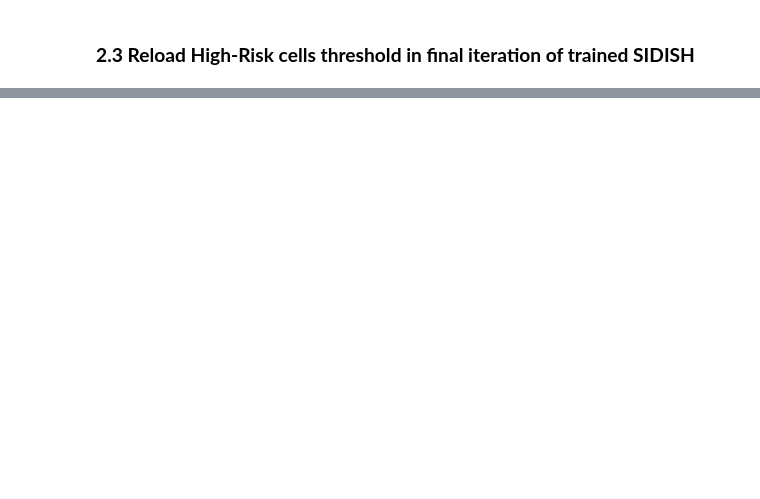
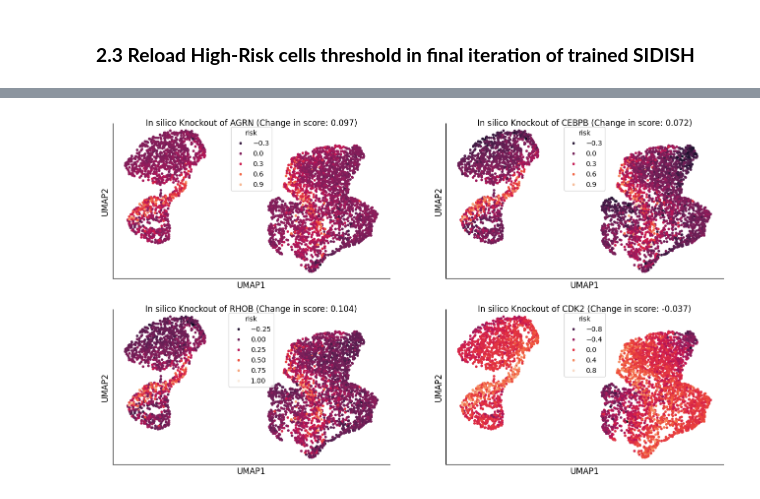
Before and after one commit to mcgilldinglab/SIDISH, a Jupyter notebook: tutorials/tutorial_3_perturbation.ipynb, the cells around one changed output, grey strips where cells are left out. Drawn from its saved outputs; the diff is of its cells as text; code cells hidden in the pictures; blank space fills up the shorter version.

```diff
--- a/tutorials/tutorial_3_perturbation.ipynb
+++ b/tutorials/tutorial_3_perturbation.ipynb
@@ -94,0 +128,4 @@ OMP: Info #276: omp_set_nested routine deprecated, please use omp_set_max_active
+# %%
+sdh.plot_perturbation_UMAP_differential(['AGRN', 'CEBPB', "RHOB", 'CDK2'], resolution=0.8, celltype=False)
+# %% [output]
+[figure, added]
```
Also changed, not shown: parts of 26 cells of this notebook, 2 other files.
